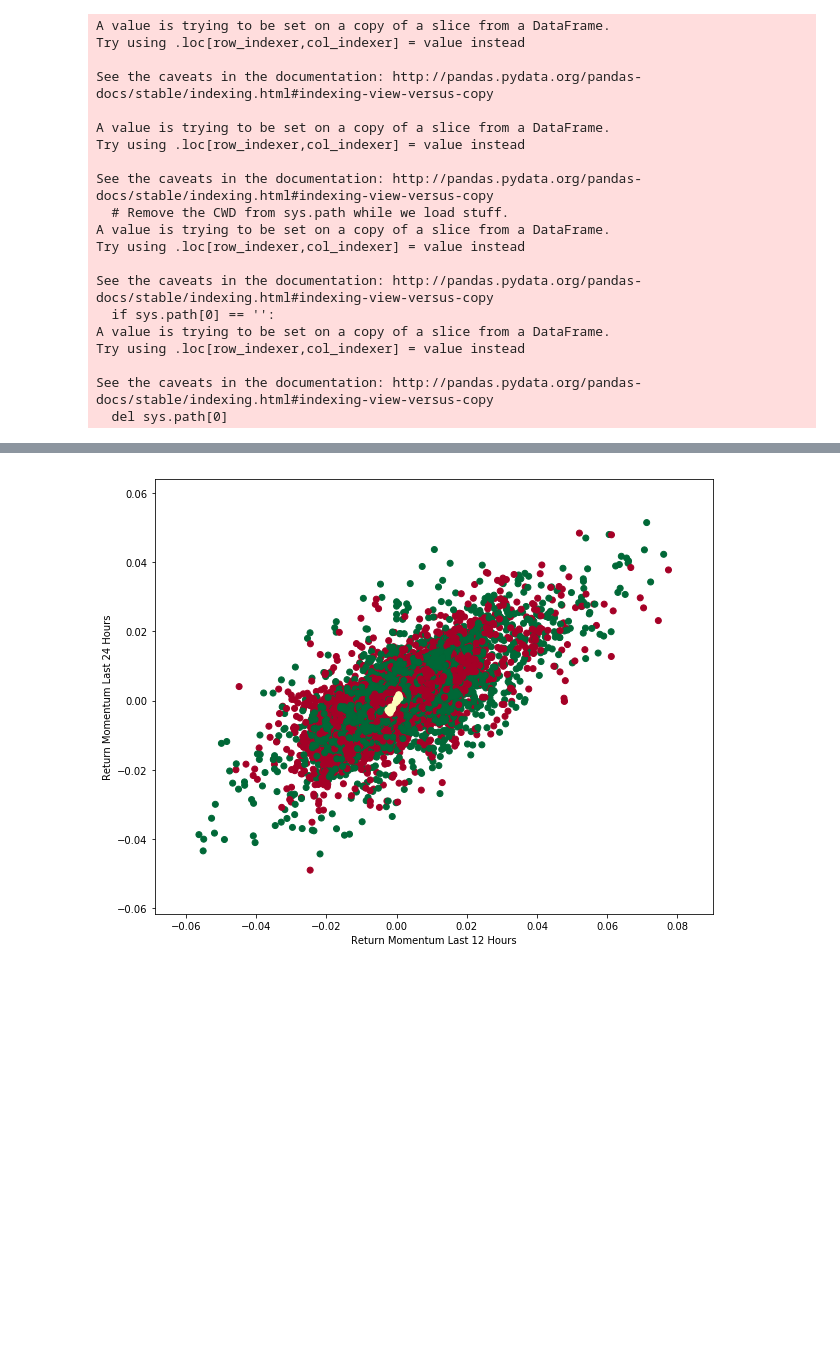
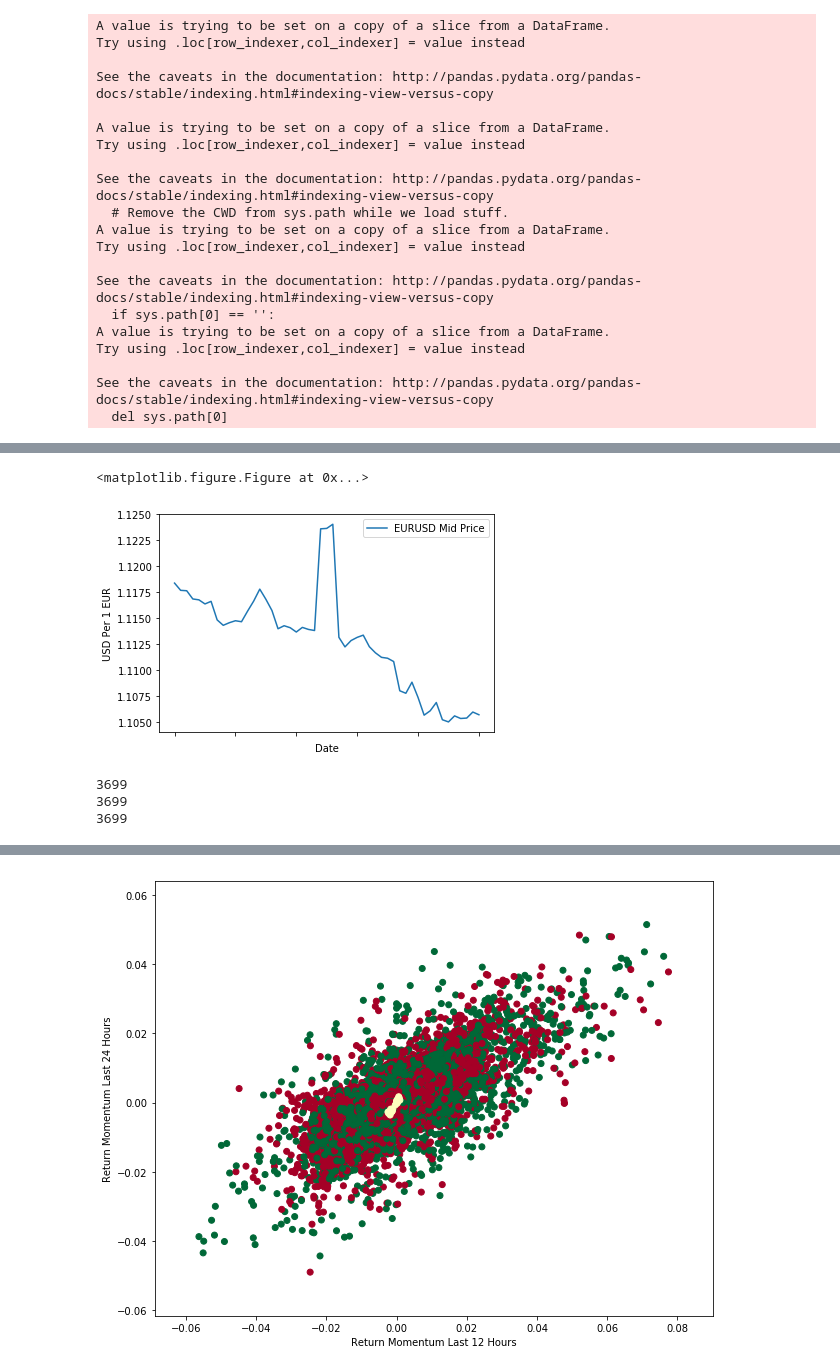
Before and after one commit to egill12/machine_learning, a Jupyter notebook: eurusd_analysis.ipynb, the cells around one changed output, grey strips where cells are left out. Saved outputs shown, nothing was run; the diff lists cells and outputs as text; code cells hidden in the pictures; blank space fills up the shorter version.

```diff
--- a/eurusd_analysis.ipynb
+++ b/eurusd_analysis.ipynb
@@ -65,0 +118,30 @@ eurusd['MidClose_24h_prior'].iloc[:-1].shape
+# %%
+# trump graph ['MidClose']
+election1 = pd.to_datetime(eurusd['Date']) >= datetime.datetime.strptime("08/11/2016","%d/%m/%Y")
+election2 = pd.to_datetime((eurusd['Date'])) <= datetime.datetime.strptime("10/11/2016","%d/%m/%Y")
+election_px = eurusd[['Date','MidClose','Hour']].loc[(election1 == True) & (election2 == True)]
+election_px['date'] = pd.to_datetime(election_px['Date'])
+# %%
+fig = plt.figure(1, figsize=(16, 16))
+
+eur_plt = election_px.plot(x= "Hour", y = "MidClose", label = "EURUSD Mid Price")
+eur_plt.set_xlabel("Date")
+eur_plt.set_ylabel("USD Per 1 EUR")
+eur_plt.get_figure().savefig("C:/Users/edgil/Documents/Masters/dissertation/document/images/ElectionNight.png")
+# %% [output]
+<matplotlib.figure.Figure at 0x...>
+[figure, added]
+# %%
+# print(stry["Days"].loc[daily_1600['Date'] < ="01/01/2008"])
+import datetime
+booleans2008 = pd.to_datetime(daily_1600['Date']) <= datetime.datetime.strptime("01/01/2008","%d/%m/%Y")
+booleans2010 = pd.to_datetime(daily_1600['Date']) >= datetime.datetime.strptime("01/01/2011","%d/%m/%Y")
+print(len(booleans2008))
+print(len(booleans2010))
+print(len(stry))
+df2008 = stry['Days'].loc[booleans2008.values]
+df2010 = stry['Days'].loc[booleans2010.values]
+# %% [output]
+3699
+3699
+3699
```
Also changed, not shown: parts of 6 cells of this notebook.
